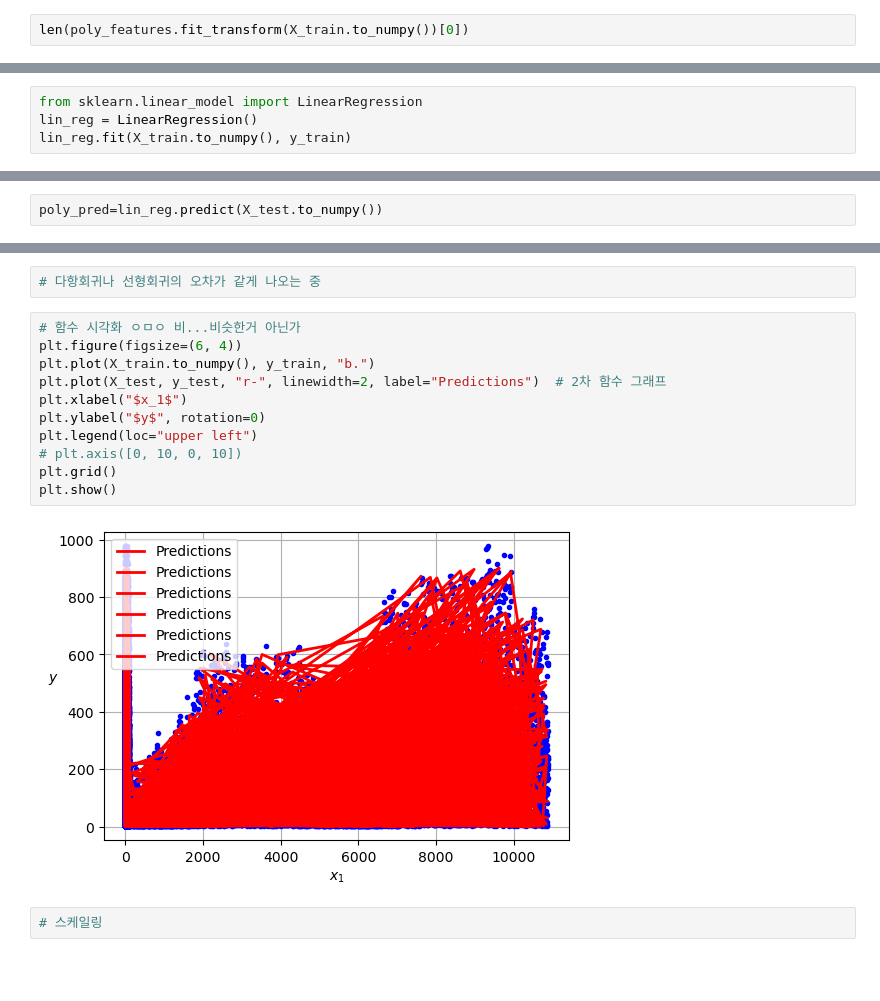
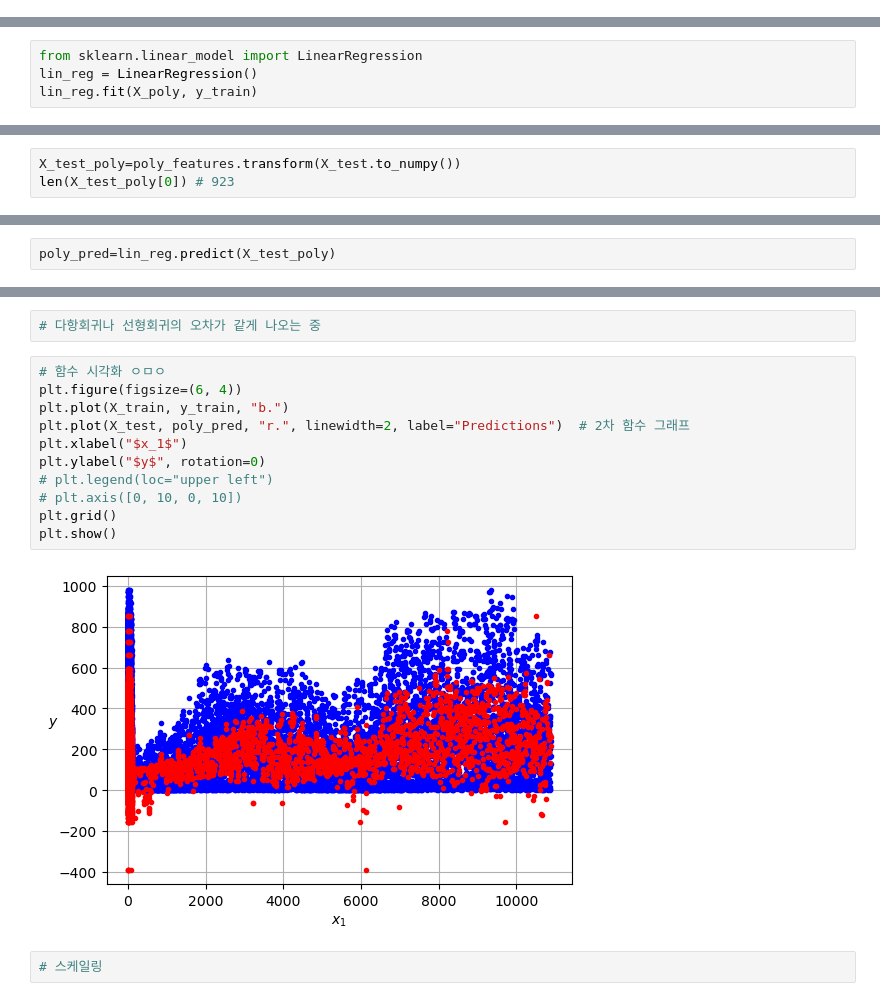
Before and after one commit to namnamu/Scaled_regression, a Jupyter notebook: 3일차과제_남인경_업데이트.ipynb, the cells around one changed output, grey strips where cells are left out. Cells and saved outputs as stored; diff of their text form; blank space fills up the shorter version.

Commit message:
fix visualization

```diff
--- a/3일차과제_남인경_업데이트.ipynb
+++ b/3일차과제_남인경_업데이트.ipynb
@@ -209,2 +222,0 @@ array([[0.00000000e+00, 1.00000000e+00, 3.25750000e+01, ...,
-# %%
-len(poly_features.fit_transform(X_train.to_numpy())[0])
@@ -213,7 +227,7 @@ len(poly_features.fit_transform(X_train.to_numpy())[0])
 # %%
 from sklearn.linear_model import LinearRegression
 lin_reg = LinearRegression()
-lin_reg.fit(X_train.to_numpy(), y_train)
+lin_reg.fit(X_poly, y_train)
 # %% [output]
 LinearRegression()
 # %%
@@ -247,0 +256,3 @@ array([[-3.        , -2.93258427, -2.86516854, -2.79775281, -2.73033708,
+# %%
+X_test_poly=poly_features.transform(X_test.to_numpy())
+len(X_test_poly[0]) # 923
@@ -248,5 +261,5 @@ array([[-3.        , -2.93258427, -2.86516854, -2.79775281, -2.73033708,
 # %%
-poly_pred=lin_reg.predict(X_test.to_numpy())
+poly_pred=lin_reg.predict(X_test_poly)
 # %%
 evaluate_regr(y_test ,poly_pred)
 # %% [output]
@@ -254,18 +267,18 @@ RMSE: 149.760, MAE: 113.086
 # %%
 # 다항회귀나 선형회귀의 오차가 같게 나오는 중
 # %%
-# 함수 시각화 ㅇㅁㅇ 비...비슷한거 아닌가
+# 함수 시각화 ㅇㅁㅇ
 plt.figure(figsize=(6, 4))
-plt.plot(X_train.to_numpy(), y_train, "b.")
-plt.plot(X_test, y_test, "r-", linewidth=2, label="Predictions")  # 2차 함수 그래프
+plt.plot(X_train, y_train, "b.")
+plt.plot(X_test, poly_pred, "r.", linewidth=2, label="Predictions")  # 2차 함수 그래프
 plt.xlabel("$x_1$")
 plt.ylabel("$y$", rotation=0)
-plt.legend(loc="upper left")
+# plt.legend(loc="upper left")
 # plt.axis([0, 10, 0, 10])
 plt.grid()
 plt.show()
 # %% [output]
-[figure, old version]
+[figure, new version]
 # %%
 # 스케일링
 # %%
```
Also changed, not shown: parts of 13 cells of this notebook.
